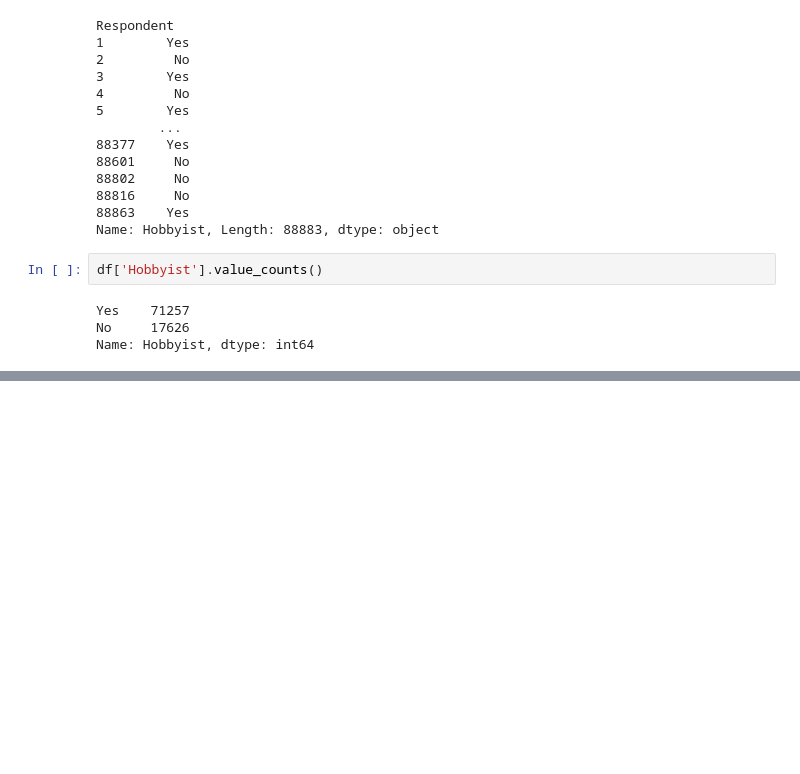
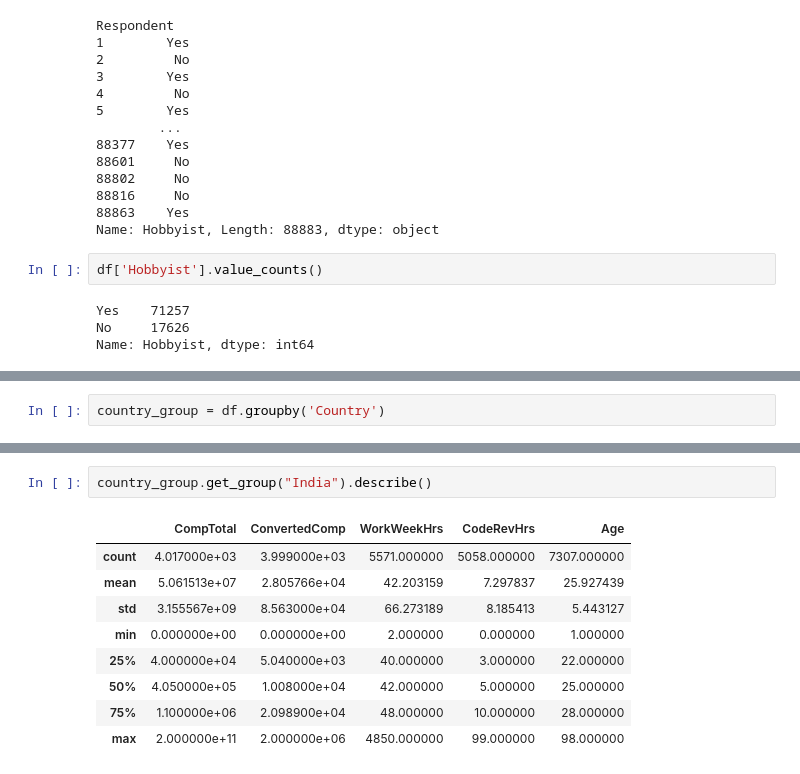
Before and after one commit to ikaushikpal/ML_Prerequisite, a Jupyter notebook: pandas basics/Pandas Demo 8.ipynb, the cells around one changed output, grey strips where cells are left out. Drawn from its saved outputs; the diff is of its cells as text; blank space fills up the shorter version.

```diff
--- a/pandas basics/Pandas Demo 8.ipynb
+++ b/pandas basics/Pandas Demo 8.ipynb
@@ -97,0 +189,2 @@ Name: Hobbyist, dtype: int64
+# %%
+country_group = df.groupby('Country')
@@ -97,0 +229,12 @@ Name: Hobbyist, dtype: int64
+# %%
+country_group.get_group("India").describe()
+# %% [output]
+|  | CompTotal | ConvertedComp | WorkWeekHrs | CodeRevHrs | Age |
+| count | 4.017000e+03 | 3.999000e+03 | 5571.000000 | 5058.000000 | 7307.000000 |
+| mean | 5.061513e+07 | 2.805766e+04 | 42.203159 | 7.297837 | 25.927439 |
+| std | 3.155567e+09 | 8.563000e+04 | 66.273189 | 8.185413 | 5.443127 |
+| min | 0.000000e+00 | 0.000000e+00 | 2.000000 | 0.000000 | 1.000000 |
+| 25% | 4.000000e+04 | 5.040000e+03 | 40.000000 | 3.000000 | 22.000000 |
+| 50% | 4.050000e+05 | 1.008000e+04 | 42.000000 | 5.000000 | 25.000000 |
+| 75% | 1.100000e+06 | 2.098900e+04 | 48.000000 | 10.000000 | 28.000000 |
+| max | 2.000000e+11 | 2.000000e+06 | 4850.000000 | 99.000000 | 98.000000 |
```
Also changed, not shown: parts of 40 cells of this notebook.
